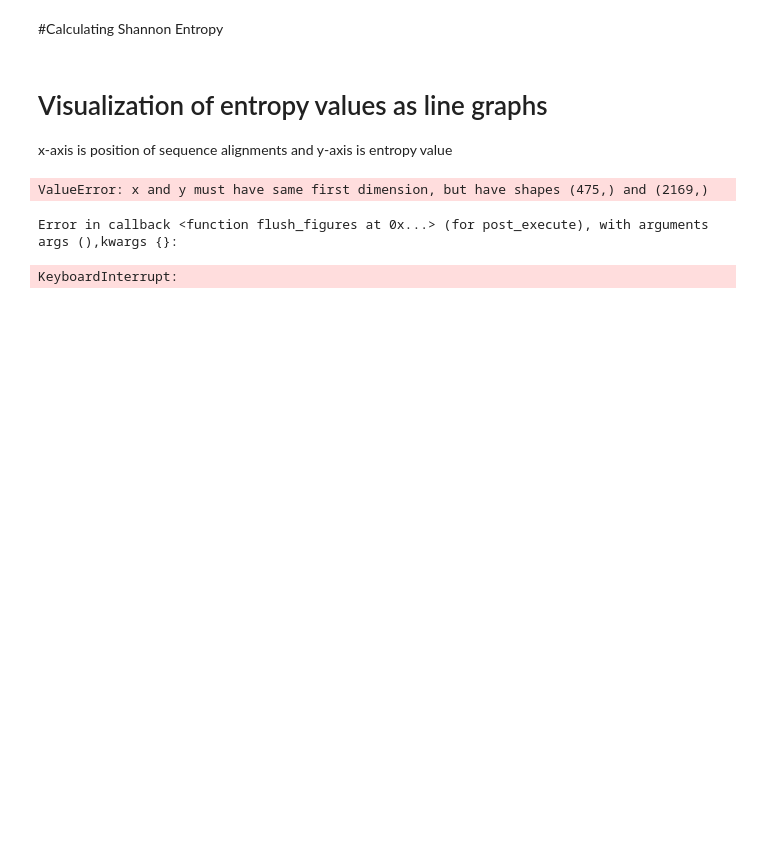
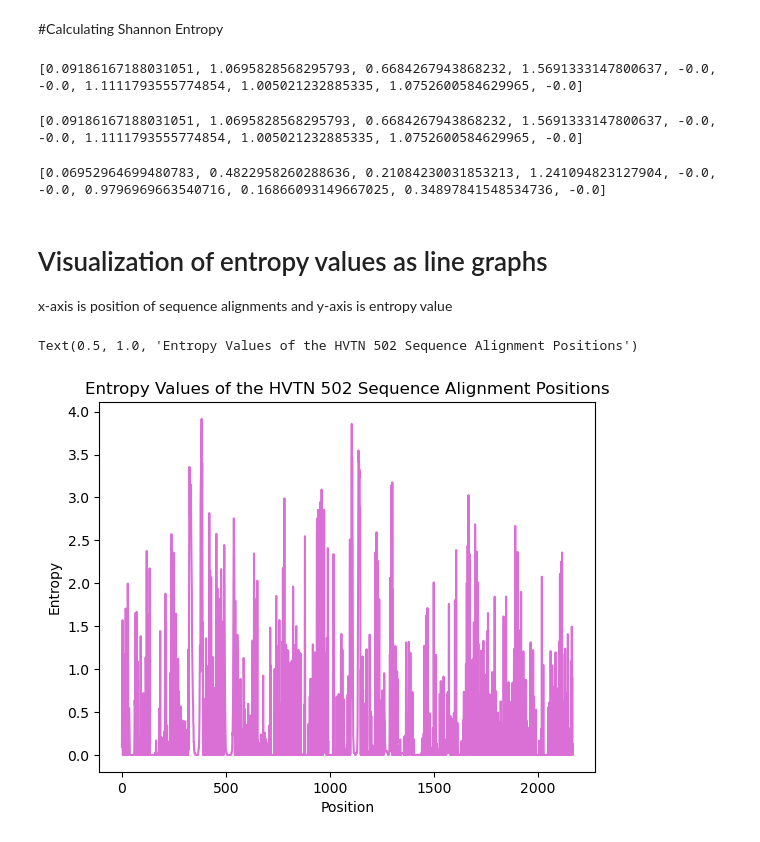
Before and after one commit to MarthinMandig/Fred_Hutch_HIV_Dump_Code, a Jupyter notebook: Jupyter Notebook Fred Hutch HIV Code.ipynb, the cells around one changed output. Saved outputs shown, nothing was run; the diff lists cells and outputs as text; code cells hidden in the pictures; blank space fills up the shorter version.

```diff
--- a/Jupyter Notebook Fred Hutch HIV Code.ipynb
+++ b/Jupyter Notebook Fred Hutch HIV Code.ipynb
@@ -576,7 +565,12 @@ for pos in range(n_positions):
        aaChars.append(HVTN502[pos]) #Append the character at position "pos" in sequence "seq" to the "aaChars" list
     HVTN502_entropy[pos] = shannon_entropy (aaChars)
 
-#print(HVTN502_entropy)
+HVTN502_entropy_10 = HVTN502_entropy[:10] #list has to be sliced
+print(HVTN502_entropy_10)
+
+#print(len(HVTN502_entropy)) #Lenth is 2169
+# %% [output]
+[0.09186167188031051, 1.0695828568295793, 0.6684267943868232, 1.5691333147800637, -0.0, -0.0, 1.1111793555774854, 1.005021232885335, 1.0752600584629965, -0.0]
 # %%
 #This code calculates the Shannon entropy of the HVTN_503_query sequence data
 
@@ -591,7 +585,12 @@ for pos in range(n_positions):
        aaChars.append(HVTN503[pos]) #Append the character at position "pos" in sequence "seq" to the "aaChars" list
     HVTN503_entropy[pos] = shannon_entropy (aaChars)
 
+
+HVTN503_entropy_10 = HVTN503_entropy[:10]
+print(HVTN502_entropy_10)
 #print(HVTN503_entropy)
+# %% [output]
+[0.09186167188031051, 1.0695828568295793, 0.6684267943868232, 1.5691333147800637, -0.0, -0.0, 1.1111793555774854, 1.005021232885335, 1.0752600584629965, -0.0]
 # %%
 #This code calculates the Shannon entropy of the USMHRP RV144 sequence data
 
@@ -606,18 +605,30 @@ for pos in range(n_positions):
        aaChars.append(USMHRP_RV144[pos]) #Append the character at position "pos" in sequence "seq" to the "aaChars" list
     USMHRP_RV144_entropy[pos] = shannon_entropy (aaChars)
 
+USMHRP_RV144_entropy_10 = USMHRP_RV144_entropy[:10]
+print(USMHRP_RV144_entropy_10)
+
 #print(USMHRP_RV144_entropy)
+# %% [output]
+[0.06952964699480783, 0.4822958260288636, 0.21084230031853213, 1.241094823127904, -0.0, -0.0, 0.9796969663540716, 0.16866093149667025, 0.34897841548534736, -0.0]
 # %% [markdown]
 # Visualization of entropy values as line graphs
 
 x-axis is position of sequence alignments and y-axis is entropy value
 # %%
-#This first code visualizes the entropy of HVTN 502
-x = np.arange(HVTN_502_seq_data)
+#This code visualizes the entropy of HVTN 502
+
+#x = HVTN_502_seq_data #Nested list so must convert to a 1-dimensional vector
+
+#This code converts the HVTN 502 sequence data to a numerical x-axis
+x = list(range(len(HVTN502_entropy))) #List creates a list object of the entropy
+y = HVTN502_entropy
 
 
-plt.plot(HVTN_502_seq_data, HVTN502_entropy)
+plt.plot(x, y, color='orchid')
+plt.xlabel("Position")
+plt.ylabel("Entropy")
+plt.title("Entropy Values of the HVTN 502 Sequence Alignment Positions")
 # %% [output]
-ValueError: x and y must have same first dimension, but have shapes (475,) and (2169,)
+Text(0.5, 1.0, 'Entropy Values of the HVTN 502 Sequence Alignment Positions')
-Error in callback <function flush_figures at 0x...> (for post_execute), with arguments args (),kwargs {}:
-KeyboardInterrupt:
+[figure, added]
```
Also changed, not shown: parts of 4 cells of this notebook.
